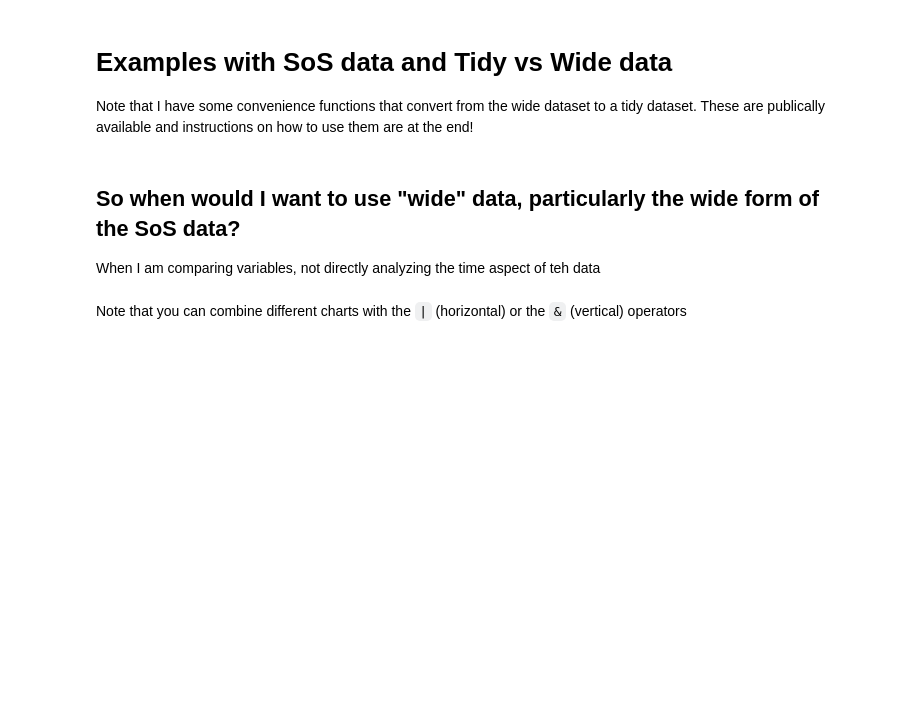
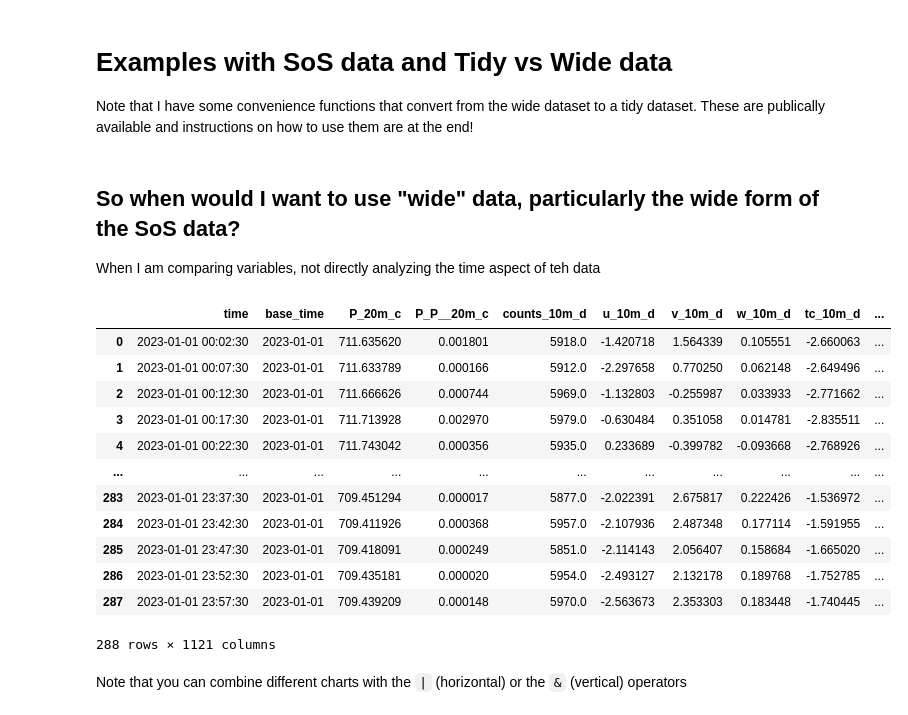
Before and after one commit to elischwat/altair_demo, a Jupyter notebook: altair-exploratory-notebook.ipynb, the cells around one changed output. Saved outputs shown, nothing was run; the diff lists cells and outputs as text; code cells hidden in the pictures; blank space fills up the shorter version.

```diff
--- a/altair-exploratory-notebook.ipynb
+++ b/altair-exploratory-notebook.ipynb
@@ -404,6 +422,21 @@ Note that I have some convenience functions that convert from the wide dataset t
 When I am comparing variables, not directly analyzing the time aspect of teh data
 # %%
 wide_df = xr.open_dataset('data/isfs_20230101.nc').to_dataframe().reset_index()
+wide_df
+# %% [output]
+|  | time | base_time | P_20m_c | P_P__20m_c | counts_10m_d | u_10m_d | v_10m_d | w_10m_d | tc_10m_d | ... |
+| 0 | 2023-01-01 00:02:30 | 2023-01-01 | 711.635620 | 0.001801 | 5918.0 | -1.420718 | 1.564339 | 0.105551 | -2.660063 | ... |
+| 1 | 2023-01-01 00:07:30 | 2023-01-01 | 711.633789 | 0.000166 | 5912.0 | -2.297658 | 0.770250 | 0.062148 | -2.649496 | ... |
+| 2 | 2023-01-01 00:12:30 | 2023-01-01 | 711.666626 | 0.000744 | 5969.0 | -1.132803 | -0.255987 | 0.033933 | -2.771662 | ... |
+| 3 | 2023-01-01 00:17:30 | 2023-01-01 | 711.713928 | 0.002970 | 5979.0 | -0.630484 | 0.351058 | 0.014781 | -2.835511 | ... |
+| 4 | 2023-01-01 00:22:30 | 2023-01-01 | 711.743042 | 0.000356 | 5935.0 | 0.233689 | -0.399782 | -0.093668 | -2.768926 | ... |
+| ... | ... | ... | ... | ... | ... | ... | ... | ... | ... | ... |
+| 283 | 2023-01-01 23:37:30 | 2023-01-01 | 709.451294 | 0.000017 | 5877.0 | -2.022391 | 2.675817 | 0.222426 | -1.536972 | ... |
+| 284 | 2023-01-01 23:42:30 | 2023-01-01 | 709.411926 | 0.000368 | 5957.0 | -2.107936 | 2.487348 | 0.177114 | -1.591955 | ... |
+| 285 | 2023-01-01 23:47:30 | 2023-01-01 | 709.418091 | 0.000249 | 5851.0 | -2.114143 | 2.056407 | 0.158684 | -1.665020 | ... |
+| 286 | 2023-01-01 23:52:30 | 2023-01-01 | 709.435181 | 0.000020 | 5954.0 | -2.493127 | 2.132178 | 0.189768 | -1.752785 | ... |
+| 287 | 2023-01-01 23:57:30 | 2023-01-01 | 709.439209 | 0.000148 | 5970.0 | -2.563673 | 2.353303 | 0.183448 | -1.740445 | ... |
+288 rows × 1121 columns
 # %% [markdown]
 Note that you can combine different charts with the `|` (horizontal) or the `&` (vertical) operators
 # %%
```
Also changed, not shown: parts of 14 cells of this notebook.
